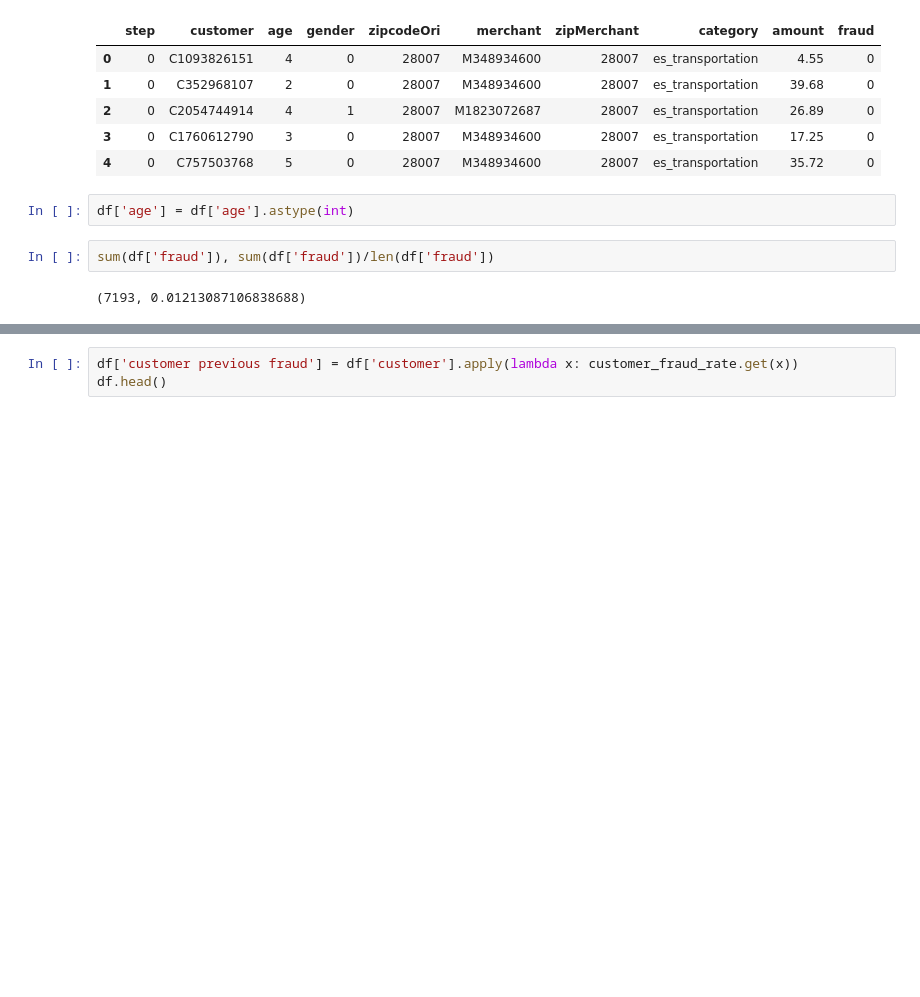
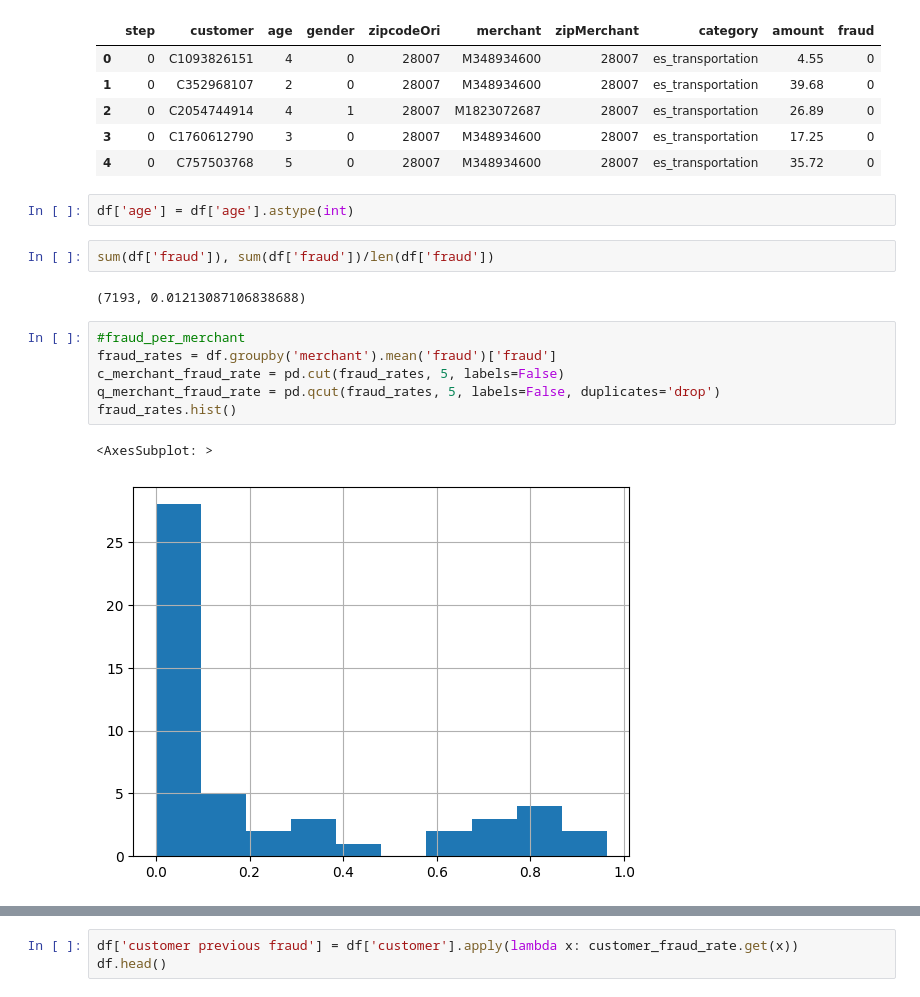
Before and after one commit to Mjh9122/fraud_detection, a Jupyter notebook: eda.ipynb, the cells around one changed output, grey strips where cells are left out. Saved outputs shown, nothing was run; the diff lists cells and outputs as text; blank space fills up the shorter version.

```diff
--- a/eda.ipynb
+++ b/eda.ipynb
@@ -33,3 +33,12 @@ df['age'] = df['age'].astype(int)
 sum(df['fraud']), sum(df['fraud'])/len(df['fraud'])
 # %% [output]
 (7193, 0.01213087106838688)
+# %%
+#fraud_per_merchant
+fraud_rates = df.groupby('merchant').mean('fraud')['fraud']
+c_merchant_fraud_rate = pd.cut(fraud_rates, 5, labels=False)
+q_merchant_fraud_rate = pd.qcut(fraud_rates, 5, labels=False, duplicates='drop')
+fraud_rates.hist()
+# %% [output]
+<AxesSubplot: >
+[figure, added]
```
Also changed, not shown: parts of 7 cells of this notebook, 3 other files.
